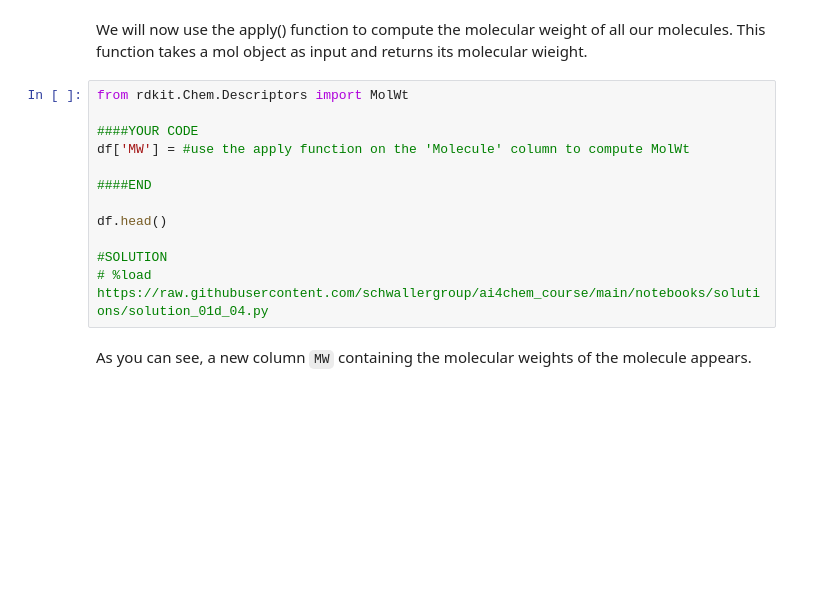
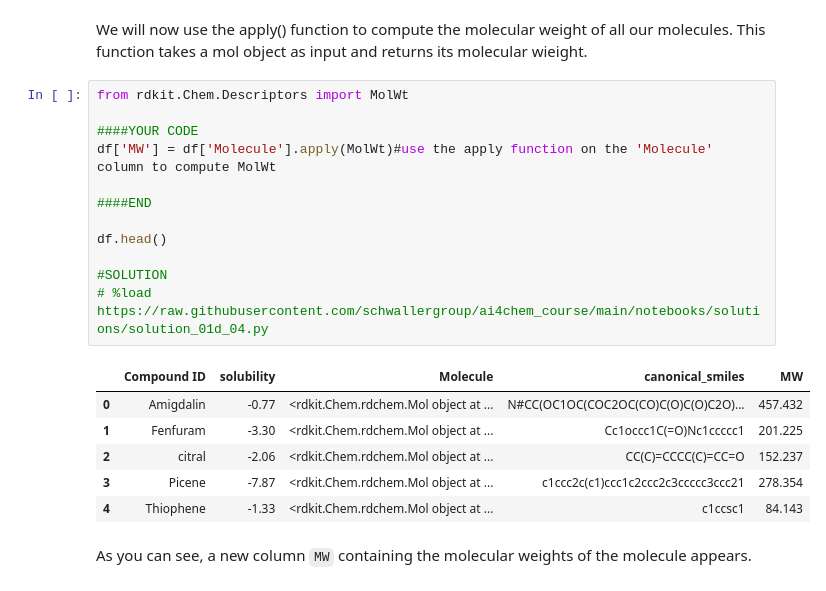
Before and after one commit to zhexuanS/AI4Chem_Study, a Jupyter notebook: notebooks/01 - Basics/01d_rdkit_basics.ipynb, the cells around one changed output. Drawn from its saved outputs; the diff is of its cells as text; blank space fills up the shorter version.

```diff
--- a/notebooks/01 - Basics/01d_rdkit_basics.ipynb
+++ b/notebooks/01 - Basics/01d_rdkit_basics.ipynb
@@ -327,15 +428,22 @@ We will now use the apply() function to compute the molecular weight of all our
 # %%
 from rdkit.Chem.Descriptors import MolWt
 
 ####YOUR CODE
-df['MW'] = #use the apply function on the 'Molecule' column to compute MolWt
+df['MW'] = df['Molecule'].apply(MolWt)#use the apply function on the 'Molecule' column to compute MolWt
 
 ####END
 
 df.head()
 
 #SOLUTION
 # %load https://raw.githubusercontent.com/schwallergroup/ai4chem_course/main/notebooks/solutions/solution_01d_04.py
+# %% [output]
+|  | Compound ID | solubility | Molecule | canonical_smiles | MW |
+| 0 | Amigdalin | -0.77 | <rdkit.Chem.rdchem.Mol object at ... | N#CC(OC1OC(COC2OC(CO)C(O)C(O)C2O)... | 457.432 |
+| 1 | Fenfuram | -3.30 | <rdkit.Chem.rdchem.Mol object at ... | Cc1occc1C(=O)Nc1ccccc1 | 201.225 |
+| 2 | citral | -2.06 | <rdkit.Chem.rdchem.Mol object at ... | CC(C)=CCCC(C)=CC=O | 152.237 |
+| 3 | Picene | -7.87 | <rdkit.Chem.rdchem.Mol object at ... | c1ccc2c(c1)ccc1c2ccc2c3ccccc3ccc21 | 278.354 |
+| 4 | Thiophene | -1.33 | <rdkit.Chem.rdchem.Mol object at ... | c1ccsc1 | 84.143 |
 # %% [markdown]
 As you can see, a new column `MW` containing the molecular weights of the molecule appears.
 # %% [markdown]
```
Also changed, not shown: parts of 21 cells of this notebook.
